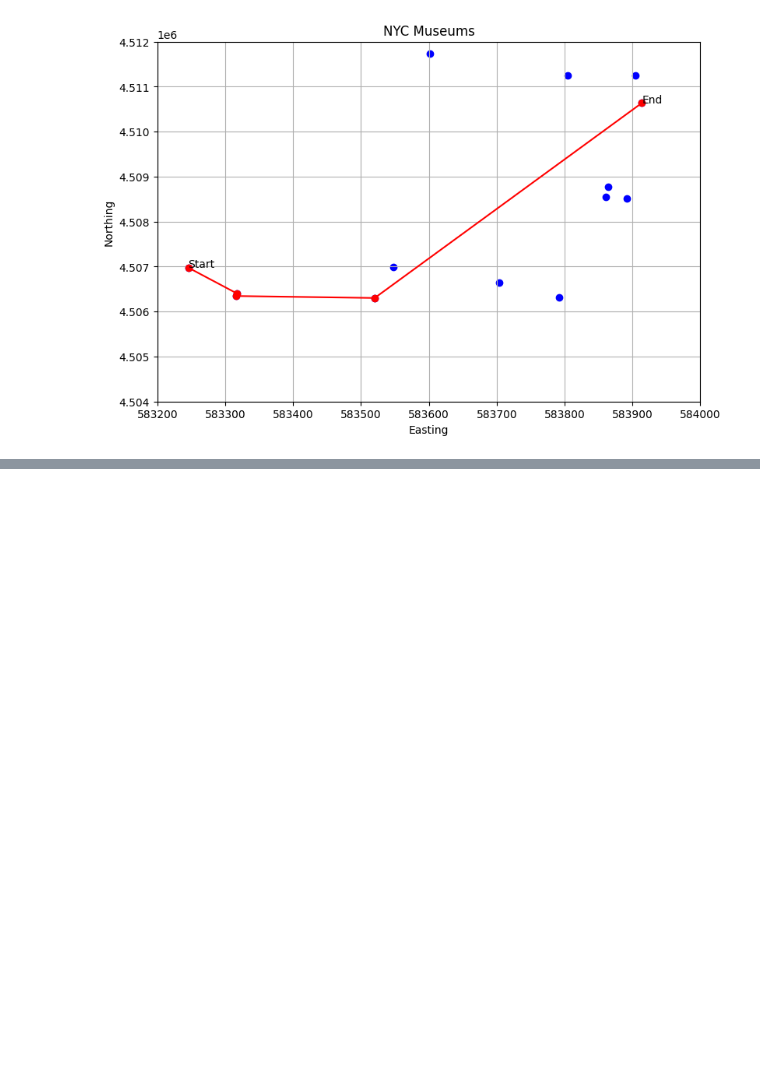
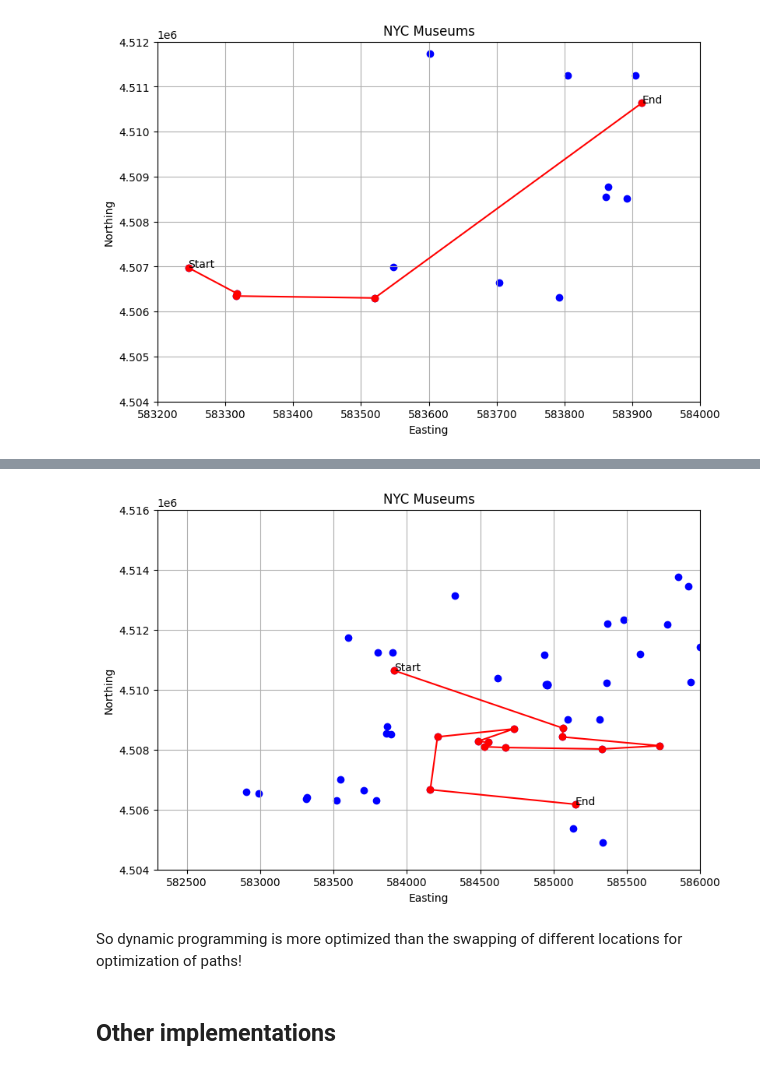
Before and after one commit to ath3naw/Itinerary-Optimizer, a Jupyter notebook: analysis.ipynb, the cells around one changed output, grey strips where cells are left out. Cells and saved outputs as stored; diff of their text form; code cells hidden in the pictures; blank space fills up the shorter version.

```diff
--- a/analysis.ipynb
+++ b/analysis.ipynb
@@ -500,0 +698,29 @@ plt.show()
+# %%
+def two_opt_path(order, dist_fn):
+    best = order.copy()
+    best_cost = path_cost(best)
+
+    improved = True
+    while improved:
+        improved = False
+        for i in range(1, len(best) - 2):
+            for j in range(i + 1, len(best) - 1):
+                new_order = (
+                    best[:i] +
+                    best[i:j][::-1] +
+                    best[j:]
+                )
+                new_cost = path_cost(new_order)
+                if new_cost < best_cost:
+                    best = new_order
+                    best_cost = new_cost
+                    improved = True
+        if not improved:
+            break
+    return best, best_cost
+# %%
+best, best_dist = two_opt_path(itinerary, distance_mat)
+print(best)
+full_itinerary = df.iloc[best]["name"]
+print(full_itinerary)
+print(best_dist)
@@ -500,0 +744,19 @@ plt.show()
+# %%
+fig, ax = plt.subplots(figsize = (9,6))
+plt.scatter(df["easting"], df["northing"], c='blue', marker='o')
+plt.xlim(582300, 586000)
+plt.ylim(4.504*10**6, 4.516*10**6)
+plt.plot(df["easting"].iloc[best], df["northing"].iloc[best], c='red', marker='o')
+plt.xlabel('Easting')
+plt.ylabel('Northing')
+plt.title('NYC Museums')
+ax.annotate('Start', xy=(df["easting"].iloc[start_idx]-0.0001, df["northing"].iloc[start_idx]), xytext=(df["easting"].iloc[start_idx]-0.001, df["northing"].iloc[start_idx]-0.002))
+ax.annotate('End', xy=(df["easting"].iloc[end_idx]+0.0001, df["northing"].iloc[end_idx]), xytext=(df["easting"].iloc[end_idx]+0.0003, df["northing"].iloc[end_idx]+0.001))
+plt.grid()
+plt.show()
+# %% [output]
+[figure, added]
+# %% [markdown]
+So dynamic programming is more optimized than the swapping of different locations for optimization of paths!
+# %% [markdown]
+## Other implementations
```
Also changed, not shown: parts of 37 cells of this notebook, 5 other files.
